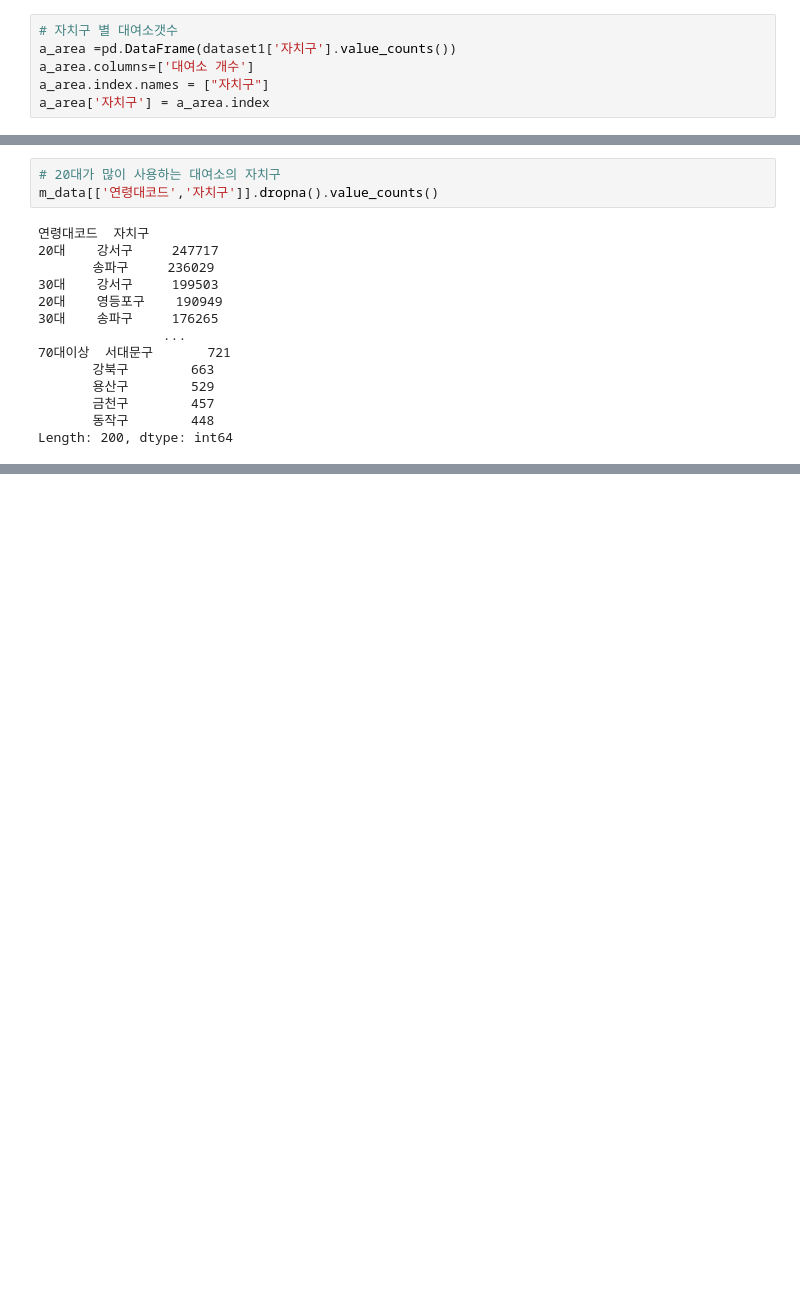
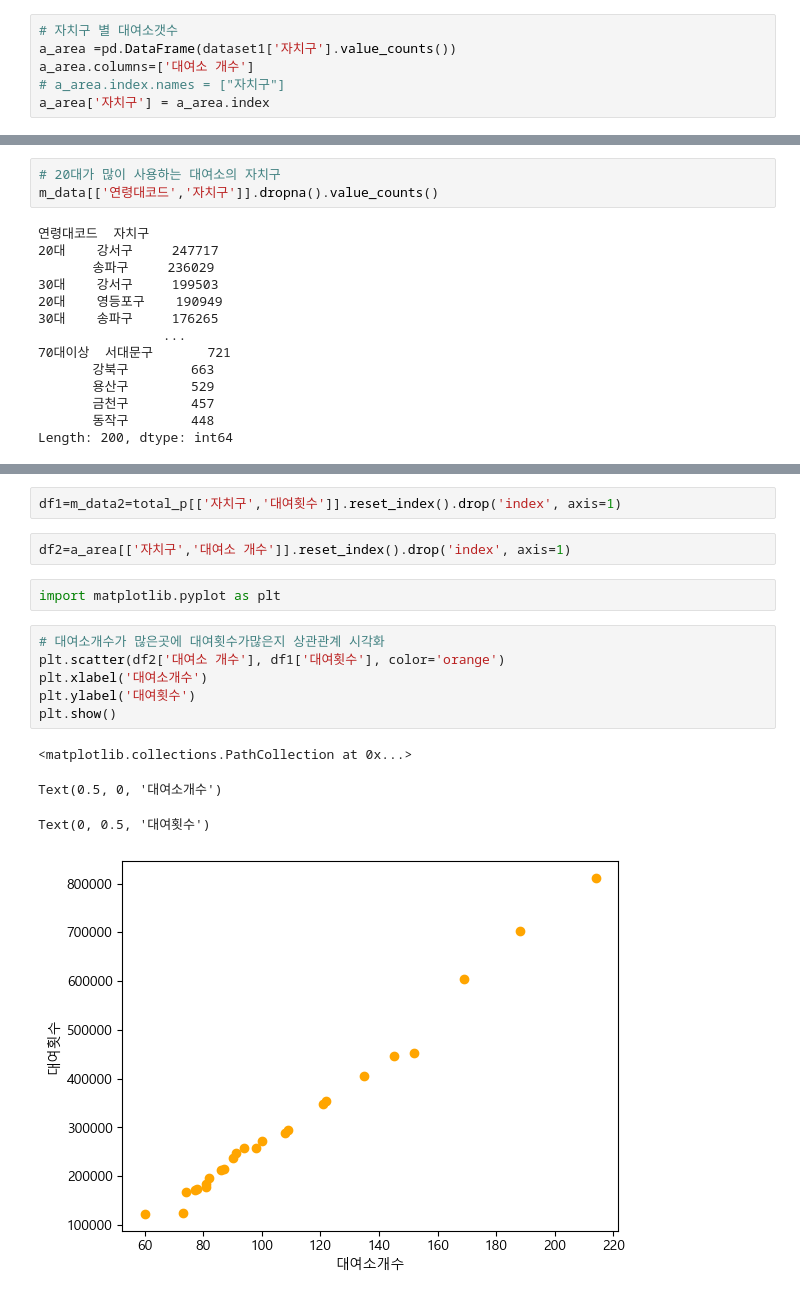
Before and after one commit to hhhhhhhhhjini/teamProject, a Jupyter notebook: 세미프로젝트 코드수정.ipynb, the cells around one changed output, grey strips where cells are left out. Cells and saved outputs as stored; diff of their text form; blank space fills up the shorter version.

```diff
--- a/세미프로젝트 코드수정.ipynb
+++ b/세미프로젝트 코드수정.ipynb
@@ -266,7 +266,7 @@ plt.show()
 # 자치구 별 대여소갯수
 a_area =pd.DataFrame(dataset1['자치구'].value_counts())
 a_area.columns=['대여소 개수']
-a_area.index.names = ["자치구"]
+# a_area.index.names = ["자치구"]
 a_area['자치구'] = a_area.index
 # %%
 # 대여소개수 시각화
@@ -294,0 +308,17 @@ Length: 200, dtype: int64
+# %%
+df1=m_data2=total_p[['자치구','대여횟수']].reset_index().drop('index', axis=1)
+# %%
+df2=a_area[['자치구','대여소 개수']].reset_index().drop('index', axis=1)
+# %%
+import matplotlib.pyplot as plt
+# %%
+# 대여소개수가 많은곳에 대여횟수가많은지 상관관계 시각화
+plt.scatter(df2['대여소 개수'], df1['대여횟수'], color='orange')
+plt.xlabel('대여소개수')
+plt.ylabel('대여횟수')
+plt.show()
+# %% [output]
+<matplotlib.collections.PathCollection at 0x...>
+Text(0.5, 0, '대여소개수')
+Text(0, 0.5, '대여횟수')
+[figure, added]
```
Also changed, not shown: parts of 5 cells of this notebook.
